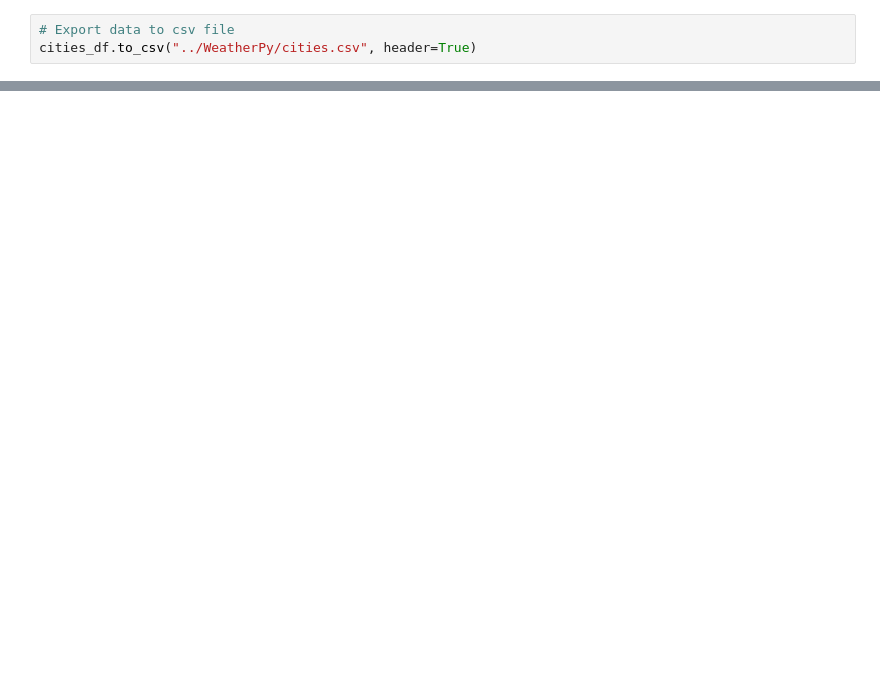
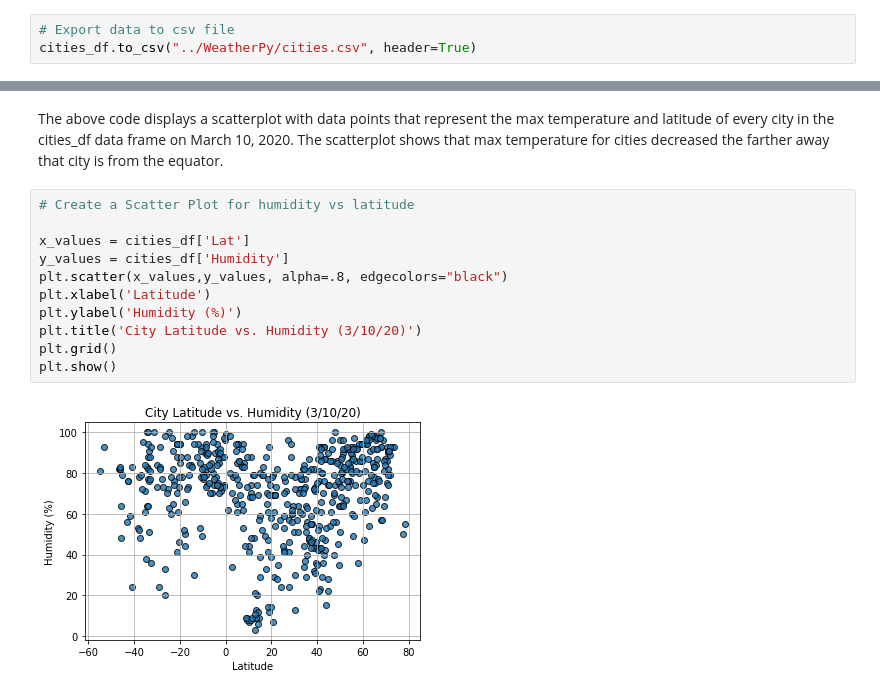
Before and after one commit to rdashcraft91/python-api-challenge, a Jupyter notebook: WeatherPy/WeatherPy.ipynb, the cells around one changed output, grey strips where cells are left out. Cells and saved outputs as stored; diff of their text form; blank space fills up the shorter version.

```diff
--- a/WeatherPy/WeatherPy.ipynb
+++ b/WeatherPy/WeatherPy.ipynb
@@ -143,0 +159,15 @@ cities_df.head()
+# %% [markdown]
+The above code displays a scatterplot with data points that represent the max temperature and latitude of every city in the cities_df data frame on March 10, 2020. The scatterplot shows that max temperature for cities decreased the farther away that city is from the equator.
+# %%
+# Create a Scatter Plot for humidity vs latitude
+
+x_values = cities_df['Lat']
+y_values = cities_df['Humidity']
+plt.scatter(x_values,y_values, alpha=.8, edgecolors="black")
+plt.xlabel('Latitude')
+plt.ylabel('Humidity (%)')
+plt.title('City Latitude vs. Humidity (3/10/20)')
+plt.grid()
+plt.show()
+# %% [output]
+[figure, added]
```
Also changed, not shown: parts of 20 cells of this notebook, 2 other files.
